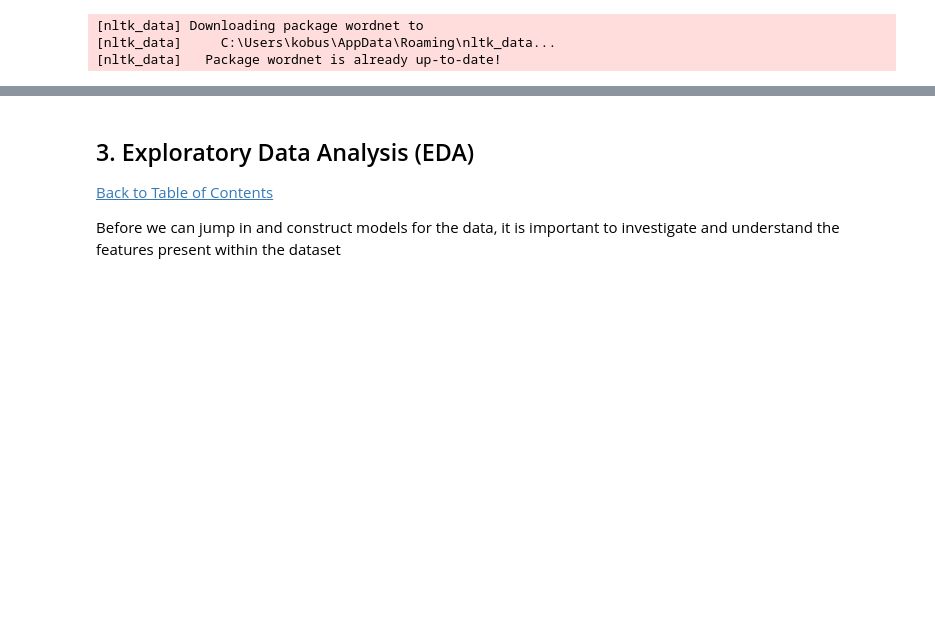
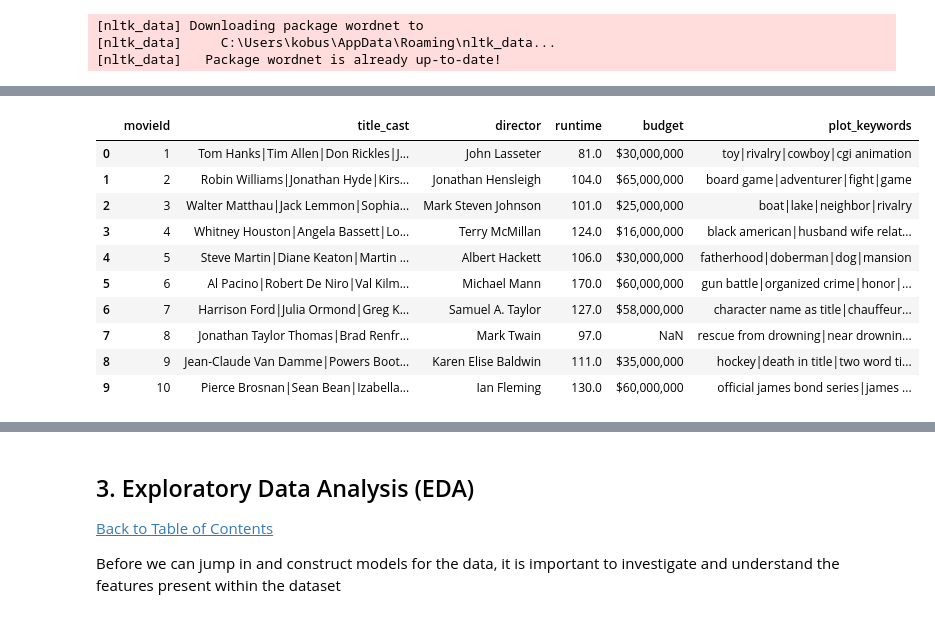
Before and after one commit to Kabous0017/Unsupervised-Learning-Team-NM4-VersionControl, a Jupyter notebook: FinalNotebook_Team_NM4.ipynb, the cells around one changed output, grey strips where cells are left out. Drawn from its saved outputs; the diff is of its cells as text; code cells hidden in the pictures; blank space fills up the shorter version.

Commit message:
Loaded datafiles into dataframes with descriptions

```diff
--- a/FinalNotebook_Team_NM4.ipynb
+++ b/FinalNotebook_Team_NM4.ipynb
@@ -160,0 +232,16 @@ We load the data from the datafiles:
+# %%
+# Reading data from the imdb_data.csv file and displaying format of the dataframe:
+imdb_data_df = pd.read_csv("imdb_data.csv")
+imdb_data_df.head(10)
+# %% [output]
+|  | movieId | title_cast | director | runtime | budget | plot_keywords |
+| 0 | 1 | Tom Hanks|Tim Allen|Don Rickles|J... | John Lasseter | 81.0 | $30,000,000 | toy|rivalry|cowboy|cgi animation |
+| 1 | 2 | Robin Williams|Jonathan Hyde|Kirs... | Jonathan Hensleigh | 104.0 | $65,000,000 | board game|adventurer|fight|game |
+| 2 | 3 | Walter Matthau|Jack Lemmon|Sophia... | Mark Steven Johnson | 101.0 | $25,000,000 | boat|lake|neighbor|rivalry |
+| 3 | 4 | Whitney Houston|Angela Bassett|Lo... | Terry McMillan | 124.0 | $16,000,000 | black american|husband wife relat... |
+| 4 | 5 | Steve Martin|Diane Keaton|Martin ... | Albert Hackett | 106.0 | $30,000,000 | fatherhood|doberman|dog|mansion |
+| 5 | 6 | Al Pacino|Robert De Niro|Val Kilm... | Michael Mann | 170.0 | $60,000,000 | gun battle|organized crime|honor|... |
+| 6 | 7 | Harrison Ford|Julia Ormond|Greg K... | Samuel A. Taylor | 127.0 | $58,000,000 | character name as title|chauffeur... |
+| 7 | 8 | Jonathan Taylor Thomas|Brad Renfr... | Mark Twain | 97.0 | NaN | rescue from drowning|near drownin... |
+| 8 | 9 | Jean-Claude Van Damme|Powers Boot... | Karen Elise Baldwin | 111.0 | $35,000,000 | hockey|death in title|two word ti... |
+| 9 | 10 | Pierce Brosnan|Sean Bean|Izabella... | Ian Fleming | 130.0 | $60,000,000 | official james bond series|james ... |
```
Also changed, not shown: parts of 17 cells of this notebook, 1 other file.
